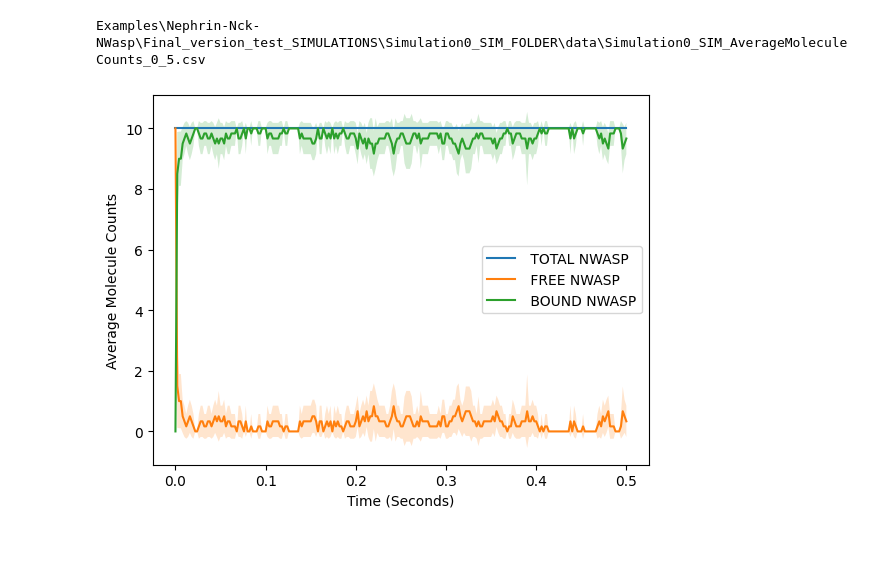
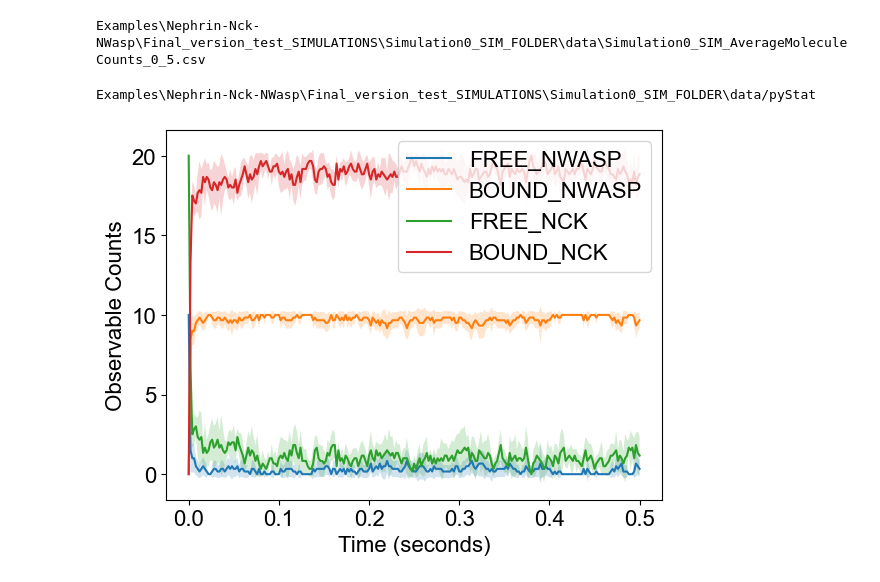
Before and after one commit to MolClustPy/SpringSaLaD-Python-Viz, a Jupyter notebook: demo.ipynb, the cells around one changed output. Saved outputs shown, nothing was run; the diff lists cells and outputs as text; code cells hidden in the pictures; blank space fills up the shorter version.

Commit message:
plotTimeCourse Running in Plotter

```diff
--- a/demo.ipynb
+++ b/demo.ipynb
@@ -20,9 +20,10 @@ print(path)
 Examples\Nephrin-Nck-NWasp\Final_version_test_SIMULATIONS\Simulation0_SIM_FOLDER\data\Simulation0_SIM_AverageMoleculeCounts_0_5.csv
 # %%
 #Plot data for a specific molecule
-Plotter.stdevPlots(path, ['NWASP'])
+Plotter.stdevPlots(path, [2,3,5,6])
 # %% [output]
+Examples\Nephrin-Nck-NWasp\Final_version_test_SIMULATIONS\Simulation0_SIM_FOLDER\data/pyStat
-[figure, old version]
+[figure, new version]
 # %%
 #Plot data for a specific state
 Plotter.stdevPlots(path, ['bound'])
```
Also changed, not shown: parts of 3 cells of this notebook, 6 other files.
